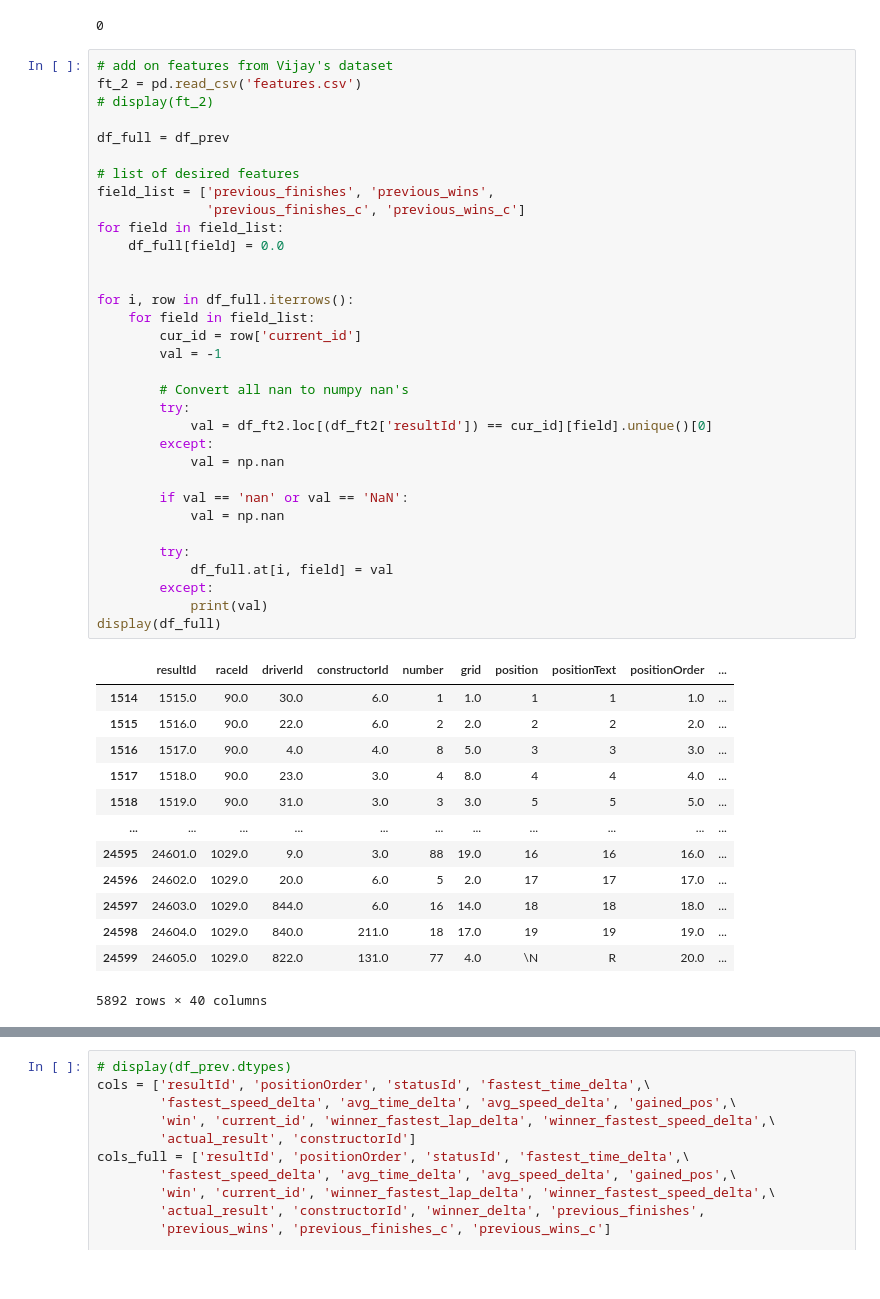
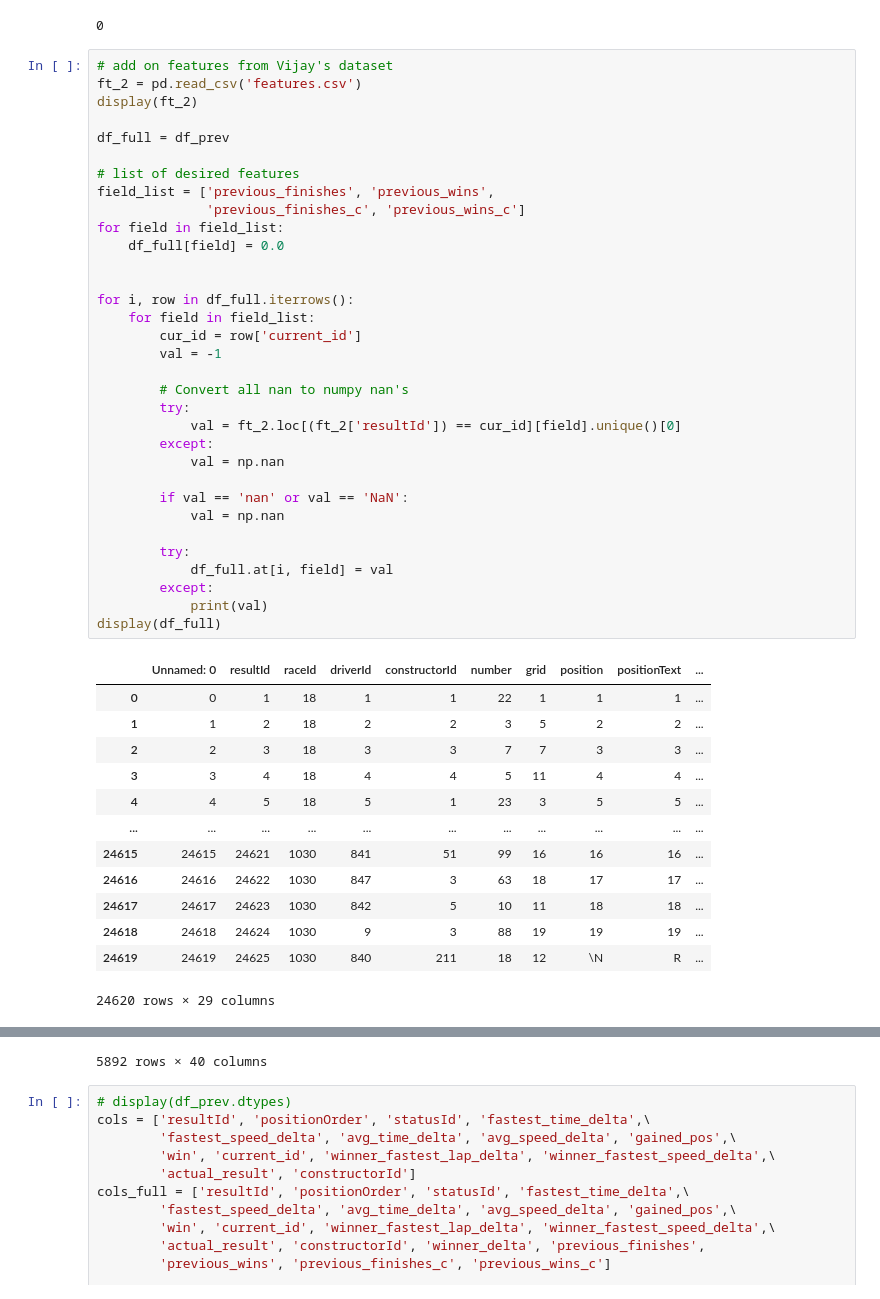
Before and after one commit to edie-zhou/data_lab_f1, a Jupyter notebook: F1.ipynb, the cells around one changed output, grey strips where cells are left out. Drawn from its saved outputs; the diff is of its cells as text.

```diff
--- a/F1.ipynb
+++ b/F1.ipynb
@@ -536,47 +536,47 @@ df_prev = df_prev.drop(22823)
 # %%
 # add on features from Vijay's dataset
 ft_2 = pd.read_csv('features.csv')
-# display(ft_2)
+display(ft_2)
 
 df_full = df_prev
 
 # list of desired features
 field_list = ['previous_finishes', 'previous_wins',
               'previous_finishes_c', 'previous_wins_c']
 for field in field_list:
     df_full[field] = 0.0
 
 
 for i, row in df_full.iterrows():
     for field in field_list:
         cur_id = row['current_id']
         val = -1
 
         # Convert all nan to numpy nan's
         try:
-            val = df_ft2.loc[(df_ft2['resultId']) == cur_id][field].unique()[0]
+            val = ft_2.loc[(ft_2['resultId']) == cur_id][field].unique()[0]
         except:
             val = np.nan
 
         if val == 'nan' or val == 'NaN':
             val = np.nan
 
         try:
             df_full.at[i, field] = val
         except:
             print(val)
 display(df_full)
 # %% [output]
-|  | resultId | raceId | driverId | constructorId | number | grid | position | positionText | positionOrder | ... |
-| 1514 | 1515.0 | 90.0 | 30.0 | 6.0 | 1 | 1.0 | 1 | 1 | 1.0 | ... |
-| 1515 | 1516.0 | 90.0 | 22.0 | 6.0 | 2 | 2.0 | 2 | 2 | 2.0 | ... |
-| 1516 | 1517.0 | 90.0 | 4.0 | 4.0 | 8 | 5.0 | 3 | 3 | 3.0 | ... |
-| 1517 | 1518.0 | 90.0 | 23.0 | 3.0 | 4 | 8.0 | 4 | 4 | 4.0 | ... |
-| 1518 | 1519.0 | 90.0 | 31.0 | 3.0 | 3 | 3.0 | 5 | 5 | 5.0 | ... |
+|  | Unnamed: 0 | resultId | raceId | driverId | constructorId | number | grid | position | positionText | ... |
+| 0 | 0 | 1 | 18 | 1 | 1 | 22 | 1 | 1 | 1 | ... |
+| 1 | 1 | 2 | 18 | 2 | 2 | 3 | 5 | 2 | 2 | ... |
+| 2 | 2 | 3 | 18 | 3 | 3 | 7 | 7 | 3 | 3 | ... |
+| 3 | 3 | 4 | 18 | 4 | 4 | 5 | 11 | 4 | 4 | ... |
+| 4 | 4 | 5 | 18 | 5 | 1 | 23 | 3 | 5 | 5 | ... |
 | ... | ... | ... | ... | ... | ... | ... | ... | ... | ... | ... |
-| 24595 | 24601.0 | 1029.0 | 9.0 | 3.0 | 88 | 19.0 | 16 | 16 | 16.0 | ... |
-| 24596 | 24602.0 | 1029.0 | 20.0 | 6.0 | 5 | 2.0 | 17 | 17 | 17.0 | ... |
-| 24597 | 24603.0 | 1029.0 | 844.0 | 6.0 | 16 | 14.0 | 18 | 18 | 18.0 | ... |
-| 24598 | 24604.0 | 1029.0 | 840.0 | 211.0 | 18 | 17.0 | 19 | 19 | 19.0 | ... |
-| 24599 | 24605.0 | 1029.0 | 822.0 | 131.0 | 77 | 4.0 | \N | R | 20.0 | ... |
+| 24615 | 24615 | 24621 | 1030 | 841 | 51 | 99 | 16 | 16 | 16 | ... |
+| 24616 | 24616 | 24622 | 1030 | 847 | 3 | 63 | 18 | 17 | 17 | ... |
+| 24617 | 24617 | 24623 | 1030 | 842 | 5 | 10 | 11 | 18 | 18 | ... |
+| 24618 | 24618 | 24624 | 1030 | 9 | 3 | 88 | 19 | 19 | 19 | ... |
+| 24619 | 24619 | 24625 | 1030 | 840 | 211 | 18 | 12 | \N | R | ... |
-5892 rows × 40 columns
+24620 rows × 29 columns
@@ -583,3 +595,4 @@ display(df_full)
+5892 rows × 40 columns
 # %%
 # display(df_prev.dtypes)
 cols = ['resultId', 'positionOrder', 'statusId', 'fastest_time_delta',\
```
Also changed, not shown: parts of 19 cells of this notebook.
